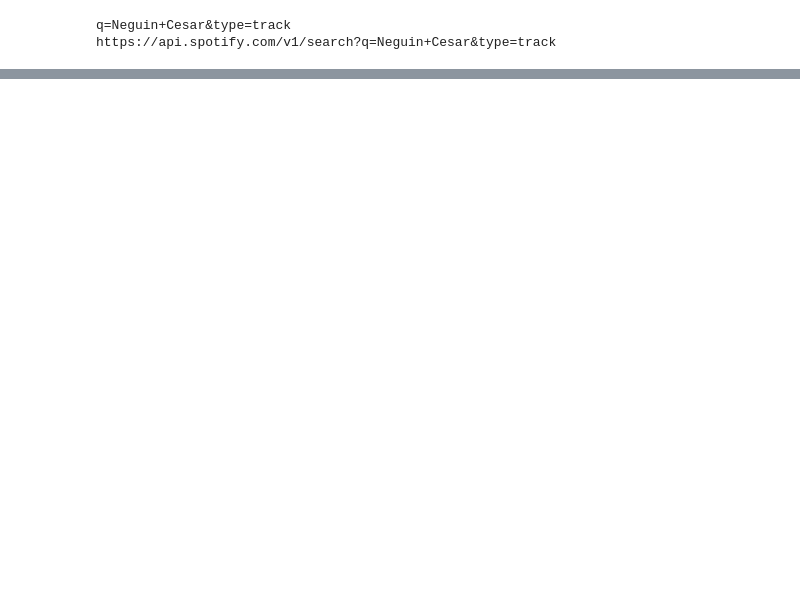
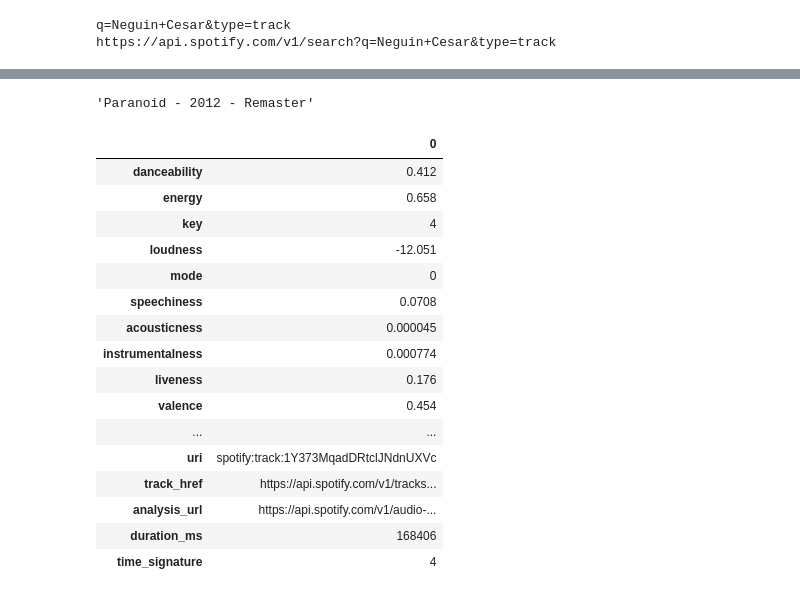
Before and after one commit to Thrakrien/spotify-best-songs, a Jupyter notebook: notebooks/requests.ipynb, the cells around one changed output, grey strips where cells are left out. Drawn from its saved outputs; the diff is of its cells as text; code cells hidden in the pictures; blank space fills up the shorter version.

```diff
--- a/notebooks/requests.ipynb
+++ b/notebooks/requests.ipynb
@@ -87,0 +110,34 @@ req.json()
+# %%
+batata['name']
+# %% [output]
+'Paranoid - 2012 - Remaster'
+# %%
+musica1 = sp.search(q='paranoid black sabbath',type='track')
+# %%
+batata1 = pd.DataFrame.from_dict(musica1,orient='index')
+batata1 = batata1.explode('items')
+batata1 = batata1['items'][0]
+# %%
+idzinho = batata1['id']
+# %%
+audiozinho = sp.audio_features(idzinho)[0]
+# %%
+pd.DataFrame.from_dict(audiozinho,orient='index')
+# %% [output]
+|  | 0 |
+| danceability | 0.412 |
+| energy | 0.658 |
+| key | 4 |
+| loudness | -12.051 |
+| mode | 0 |
+| speechiness | 0.0708 |
+| acousticness | 0.000045 |
+| instrumentalness | 0.000774 |
+| liveness | 0.176 |
+| valence | 0.454 |
+| ... | ... |
+| uri | spotify:track:1Y373MqadDRtclJNdnUXVc |
+| track_href | https://api.spotify.com/v1/tracks... |
+| analysis_url | https://api.spotify.com/v1/audio-... |
+| duration_ms | 168406 |
+| time_signature | 4 |
```
Also changed, not shown: parts of 11 cells of this notebook.
